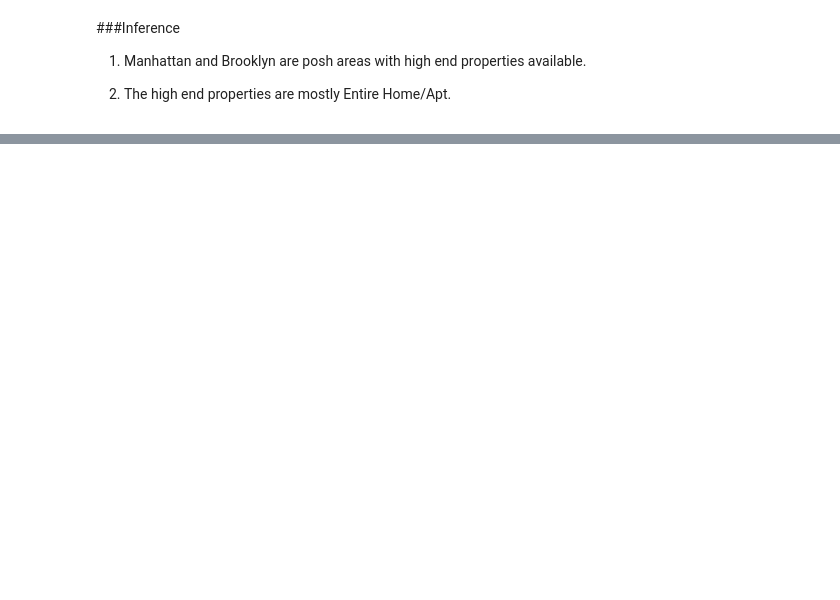
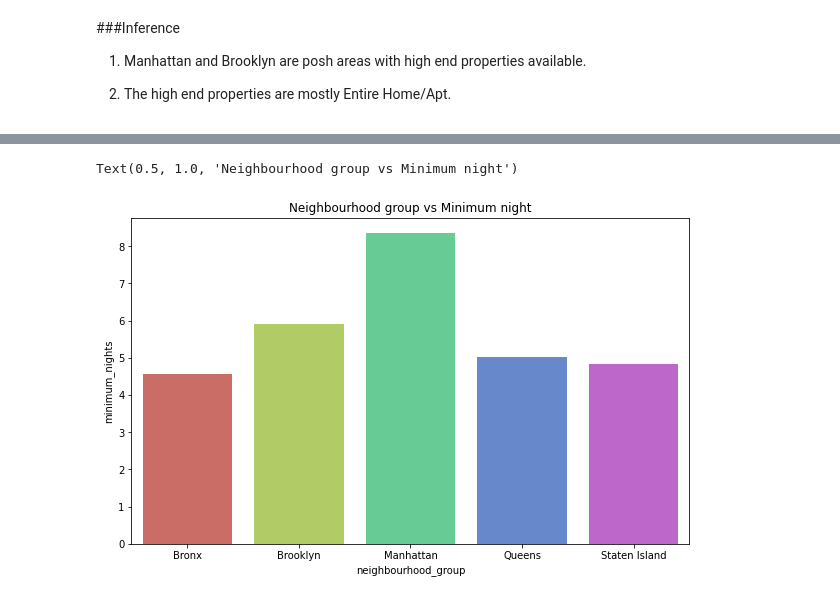
Before and after one commit to pasayat-siddhartha/Capstone_Project01_EDA_Airbnb_Booking_Analysis, a Jupyter notebook: SP_Airbnb_Bookings_Analysis_Capstone_Project.ipynb, the cells around one changed output, grey strips where cells are left out. Cells and saved outputs as stored; diff of their text form; code cells hidden in the pictures; blank space fills up the shorter version.

```diff
--- a/SP_Airbnb_Bookings_Analysis_Capstone_Project.ipynb
+++ b/SP_Airbnb_Bookings_Analysis_Capstone_Project.ipynb
@@ -365,0 +397,4 @@ Text(0.5, 1.0, 'Neighbourhood group vs Price')
+# %%
+# Location where customers spends maximum mandatory nights
+minimum_stay_df = df.groupby(('neighbourhood_group'), as_index=False)['minimum_nights'].mean()
+minimum_stay_df
@@ -365,0 +408,8 @@ Text(0.5, 1.0, 'Neighbourhood group vs Price')
+# %%
+# Plot a barplot for the above visualization
+fig = plt.figure(figsize=(10, 6))
+sns.barplot(data= minimum_stay_df, x='neighbourhood_group', y='minimum_nights', palette="hls")
+plt.title('Neighbourhood group vs Minimum night')
+# %% [output]
+Text(0.5, 1.0, 'Neighbourhood group vs Minimum night')
+[figure, added]
```
Also changed, not shown: parts of 17 cells of this notebook.
